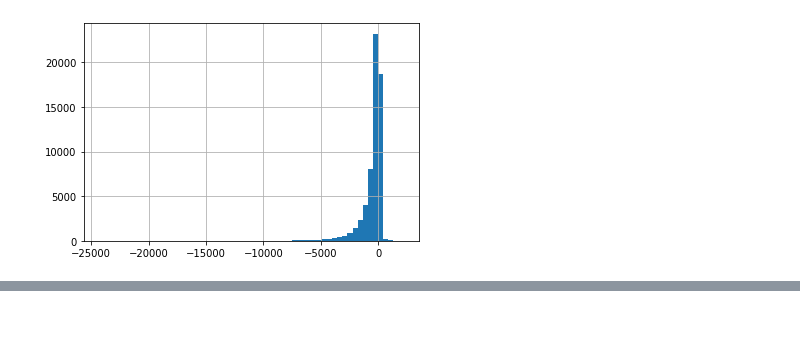
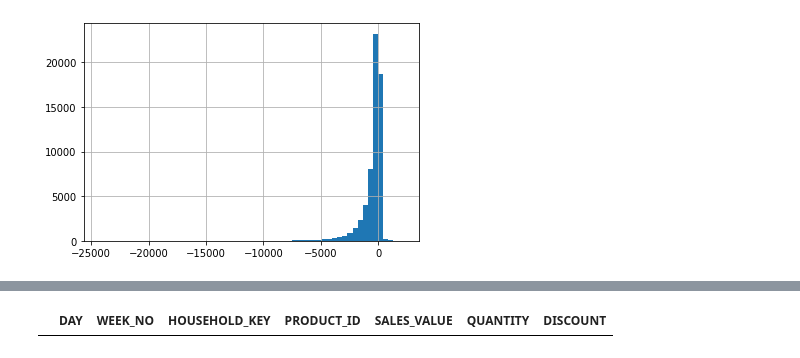
Before and after one commit to robmoratore/ShellDnA, a Jupyter notebook: DnA 2.0/Data prep.ipynb, the cells around one changed output, grey strips where cells are left out. Cells and saved outputs as stored; diff of their text form; code cells hidden in the pictures; blank space fills up the shorter version.

```diff
--- a/DnA 2.0/Data prep.ipynb
+++ b/DnA 2.0/Data prep.ipynb
@@ -82,3 +89,8 @@ df_promotions.head()
 df_promotions = df_promotions.rename(columns={'supporting': 'WEEKLY_BONUS_POINTS'})
 # %%
 df_promotions.to_csv('data_new/promotions.csv', index=False)
+# %%
+df_transactions = pd.read_csv('data/transactions.csv')
+df_demographics = pd.read_csv('data/demographics.csv')
+df_products = pd.read_csv('data/products.csv')
+df_campaigns = pd.read_csv('data/campaigns.csv')
@@ -84,0 +106,8 @@ df_promotions.to_csv('data_new/promotions.csv', index=False)
+# %%
+
+df_transactions.DISCOUNT = df_transactions.DISCOUNT.round(2)
+df_transactions.SALES_VALUE = df_transactions.SALES_VALUE.round(2)
+# %%
+df_transactions[(df_transactions['DISCOUNT']<0.0000002) & (df_transactions['DISCOUNT']>0)]
+# %% [output]
+|  | DAY | WEEK_NO | HOUSEHOLD_KEY | PRODUCT_ID | SALES_VALUE | QUANTITY | DISCOUNT |
```
Also changed, not shown: parts of 3 cells of this notebook, 1 other file.
